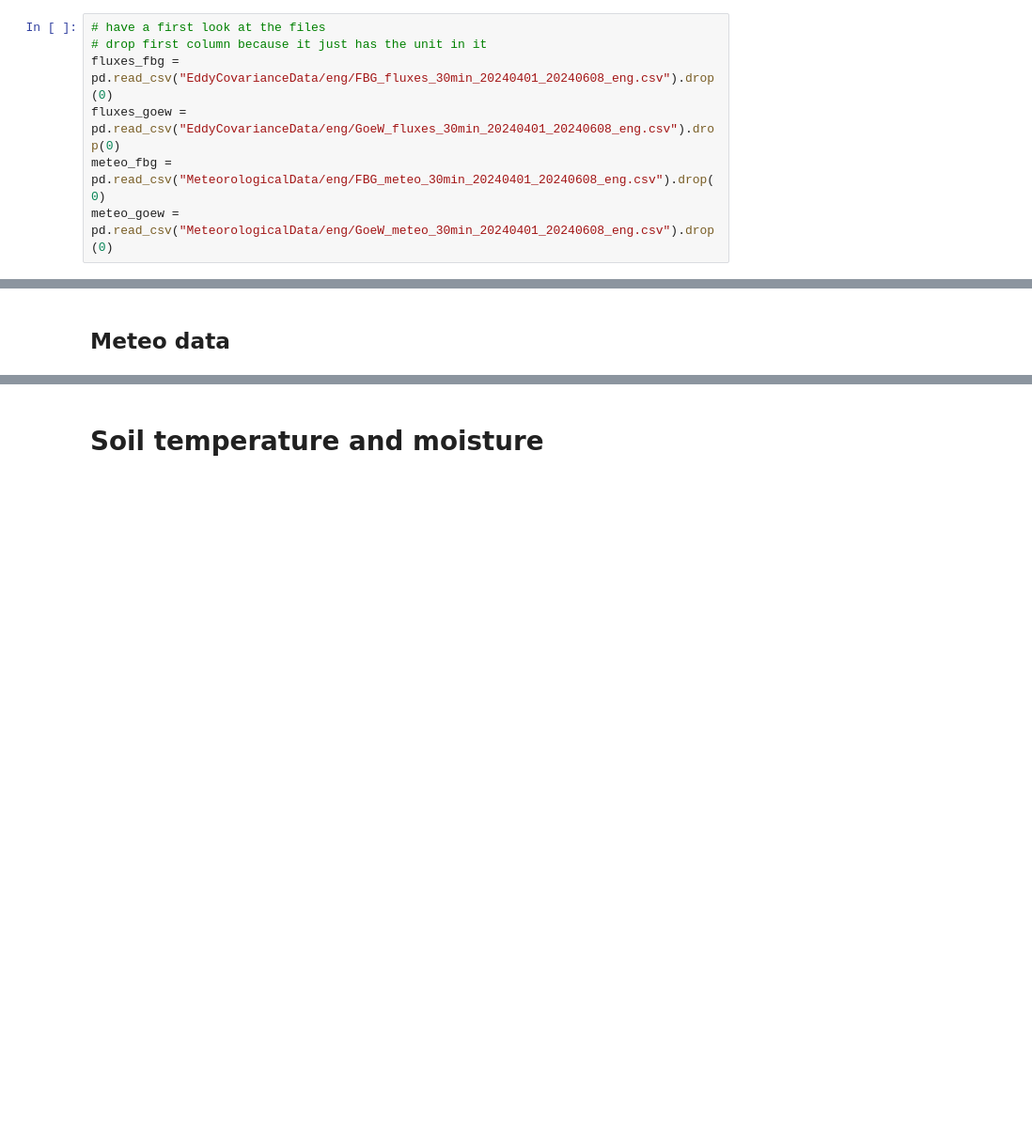
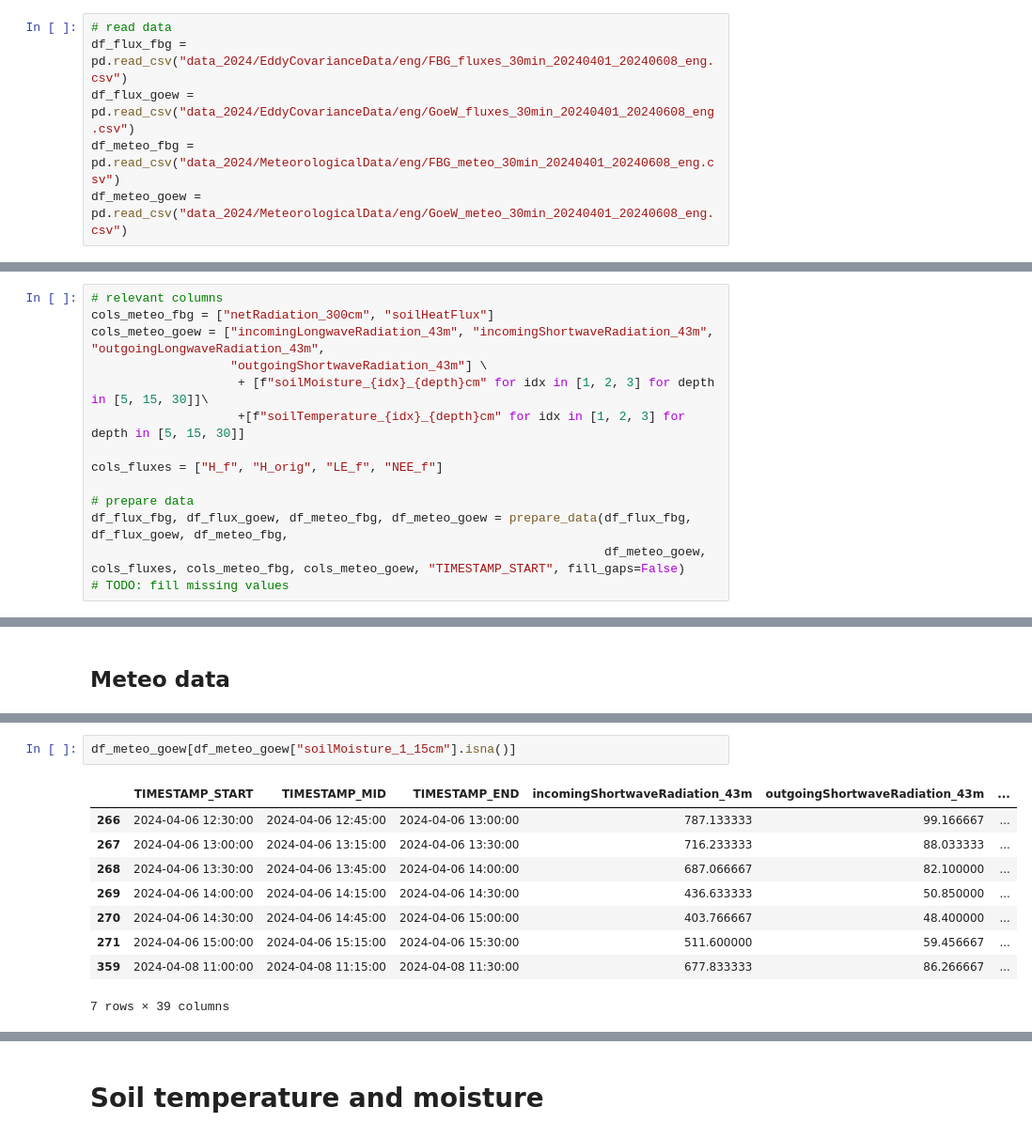
Before and after one commit to justusm00/ebc-project, a Jupyter notebook: analysis_soil.ipynb, the cells around one changed output, grey strips where cells are left out. Shown at 94% size. Saved outputs shown, nothing was run; the diff lists cells and outputs as text; blank space fills up the shorter version.

Commit message:
more cleanups, added gap filling for Goew meteo data

```diff
--- a/analysis_soil.ipynb
+++ b/analysis_soil.ipynb
@@ -5,10 +6,9 @@ import pandas as pd
 # %%
-# have a first look at the files
-# drop first column because it just has the unit in it
-fluxes_fbg = pd.read_csv("EddyCovarianceData/eng/FBG_fluxes_30min_20240401_20240608_eng.csv").drop(0)
-fluxes_goew = pd.read_csv("EddyCovarianceData/eng/GoeW_fluxes_30min_20240401_20240608_eng.csv").drop(0)
-meteo_fbg = pd.read_csv("MeteorologicalData/eng/FBG_meteo_30min_20240401_20240608_eng.csv").drop(0)
-meteo_goew = pd.read_csv("MeteorologicalData/eng/GoeW_meteo_30min_20240401_20240608_eng.csv").drop(0)
+# read data
+df_flux_fbg = pd.read_csv("data_2024/EddyCovarianceData/eng/FBG_fluxes_30min_20240401_20240608_eng.csv")
+df_flux_goew = pd.read_csv("data_2024/EddyCovarianceData/eng/GoeW_fluxes_30min_20240401_20240608_eng.csv")
+df_meteo_fbg = pd.read_csv("data_2024/MeteorologicalData/eng/FBG_meteo_30min_20240401_20240608_eng.csv")
+df_meteo_goew = pd.read_csv("data_2024/MeteorologicalData/eng/GoeW_meteo_30min_20240401_20240608_eng.csv")
 # %% [markdown]
 Check if data formats are consistent for fbg and goew
 # %%
@@ -133,3 +64,17 @@ meteo_goew["soilTemperature_3_5cm"] = meteo_goew["soilTemperature_3_5cm"].astype
+# %%
+# relevant columns
+cols_meteo_fbg = ["netRadiation_300cm", "soilHeatFlux"]
+cols_meteo_goew = ["incomingLongwaveRadiation_43m", "incomingShortwaveRadiation_43m", "outgoingLongwaveRadiation_43m",
+                   "outgoingShortwaveRadiation_43m"] \
+                    + [f"soilMoisture_{idx}_{depth}cm" for idx in [1, 2, 3] for depth in [5, 15, 30]]\
+                    +[f"soilTemperature_{idx}_{depth}cm" for idx in [1, 2, 3] for depth in [5, 15, 30]]
+
+cols_fluxes = ["H_f", "H_orig", "LE_f", "NEE_f"]
+
+# prepare data
+df_flux_fbg, df_flux_goew, df_meteo_fbg, df_meteo_goew = prepare_data(df_flux_fbg, df_flux_goew, df_meteo_fbg,
+                                                                      df_meteo_goew, cols_fluxes, cols_meteo_fbg, cols_meteo_goew, "TIMESTAMP_START", fill_gaps=False)
+# TODO: fill missing values
 # %% [markdown]
 # Investigate the gaps
 ## Flux data
@@ -176,2 +140,14 @@ The maximum number of consecutive NaN values in column 'soilTemperature_2_30cm'
+# %%
+df_meteo_goew[df_meteo_goew["soilMoisture_1_15cm"].isna()]
+# %% [output]
+|  | TIMESTAMP_START | TIMESTAMP_MID | TIMESTAMP_END | incomingShortwaveRadiation_43m | outgoingShortwaveRadiation_43m | ... |
+| 266 | 2024-04-06 12:30:00 | 2024-04-06 12:45:00 | 2024-04-06 13:00:00 | 787.133333 | 99.166667 | ... |
+| 267 | 2024-04-06 13:00:00 | 2024-04-06 13:15:00 | 2024-04-06 13:30:00 | 716.233333 | 88.033333 | ... |
+| 268 | 2024-04-06 13:30:00 | 2024-04-06 13:45:00 | 2024-04-06 14:00:00 | 687.066667 | 82.100000 | ... |
+| 269 | 2024-04-06 14:00:00 | 2024-04-06 14:15:00 | 2024-04-06 14:30:00 | 436.633333 | 50.850000 | ... |
+| 270 | 2024-04-06 14:30:00 | 2024-04-06 14:45:00 | 2024-04-06 15:00:00 | 403.766667 | 48.400000 | ... |
+| 271 | 2024-04-06 15:00:00 | 2024-04-06 15:15:00 | 2024-04-06 15:30:00 | 511.600000 | 59.456667 | ... |
+| 359 | 2024-04-08 11:00:00 | 2024-04-08 11:15:00 | 2024-04-08 11:30:00 | 677.833333 | 86.266667 | ... |
+7 rows × 39 columns
 # %%
 # check that data covers the same dates
```
Also changed, not shown: parts of 17 cells of this notebook, 2 other files.
